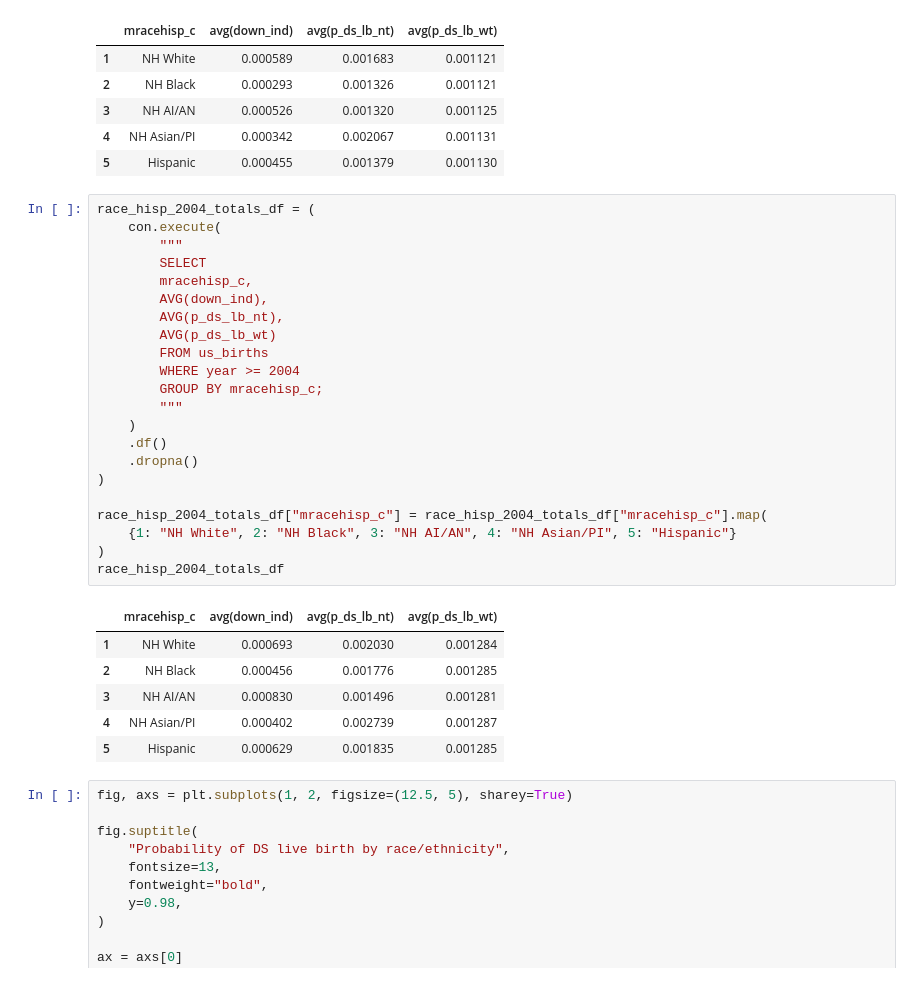
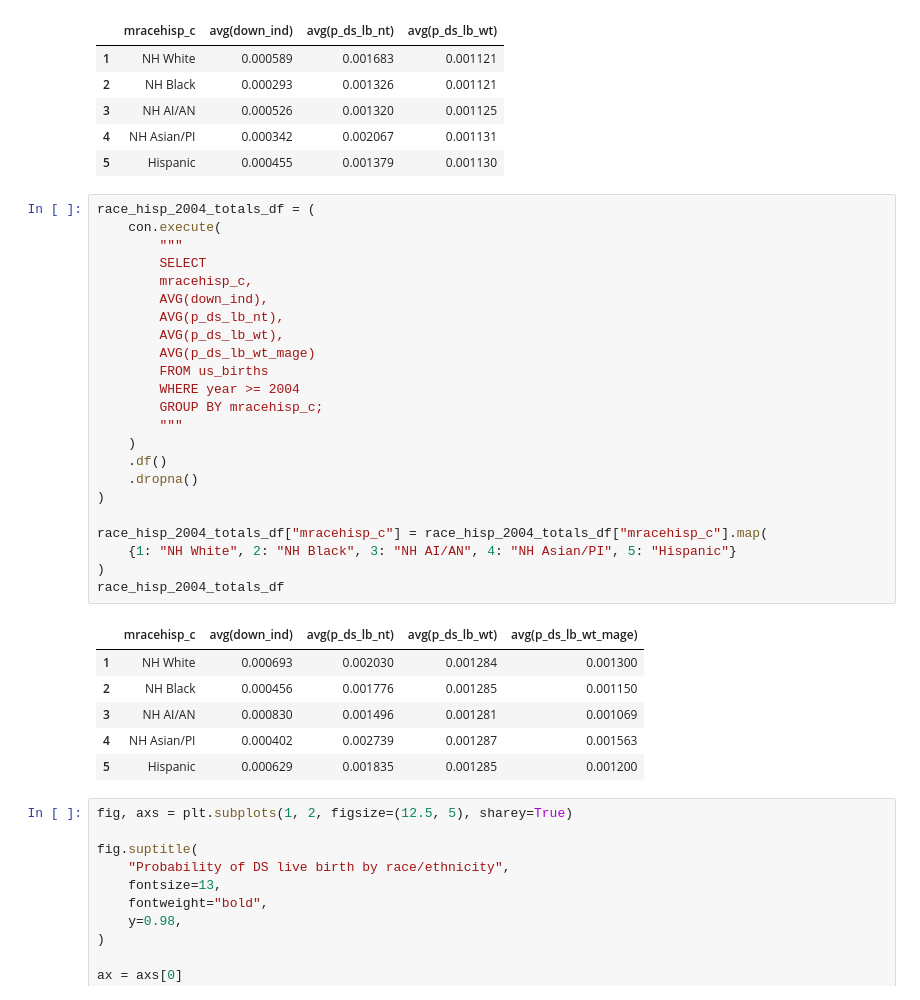
Before and after one commit to frankbuckley/ds-births-populations, a Jupyter notebook: projects/us-birth-certificates/notes-race-ethnicity.ipynb, the cells around one changed output. Saved outputs shown, nothing was run; the diff lists cells and outputs as text.

```diff
--- a/projects/us-birth-certificates/notes-race-ethnicity.ipynb
+++ b/projects/us-birth-certificates/notes-race-ethnicity.ipynb
@@ -595,32 +609,33 @@ race_hisp_1989_totals_df
 # %%
 race_hisp_2004_totals_df = (
     con.execute(
         """
         SELECT
         mracehisp_c,
         AVG(down_ind),
         AVG(p_ds_lb_nt),
-        AVG(p_ds_lb_wt)
+        AVG(p_ds_lb_wt),
+        AVG(p_ds_lb_wt_mage)
         FROM us_births
         WHERE year >= 2004
         GROUP BY mracehisp_c;
         """
     )
     .df()
     .dropna()
 )
 
 race_hisp_2004_totals_df["mracehisp_c"] = race_hisp_2004_totals_df["mracehisp_c"].map(
     {1: "NH White", 2: "NH Black", 3: "NH AI/AN", 4: "NH Asian/PI", 5: "Hispanic"}
 )
 race_hisp_2004_totals_df
 # %% [output]
-|  | mracehisp_c | avg(down_ind) | avg(p_ds_lb_nt) | avg(p_ds_lb_wt) |
-| 1 | NH White | 0.000693 | 0.002030 | 0.001284 |
-| 2 | NH Black | 0.000456 | 0.001776 | 0.001285 |
-| 3 | NH AI/AN | 0.000830 | 0.001496 | 0.001281 |
-| 4 | NH Asian/PI | 0.000402 | 0.002739 | 0.001287 |
-| 5 | Hispanic | 0.000629 | 0.001835 | 0.001285 |
+|  | mracehisp_c | avg(down_ind) | avg(p_ds_lb_nt) | avg(p_ds_lb_wt) | avg(p_ds_lb_wt_mage) |
+| 1 | NH White | 0.000693 | 0.002030 | 0.001284 | 0.001300 |
+| 2 | NH Black | 0.000456 | 0.001776 | 0.001285 | 0.001150 |
+| 3 | NH AI/AN | 0.000830 | 0.001496 | 0.001281 | 0.001069 |
+| 4 | NH Asian/PI | 0.000402 | 0.002739 | 0.001287 | 0.001563 |
+| 5 | Hispanic | 0.000629 | 0.001835 | 0.001285 | 0.001200 |
 # %%
 fig, axs = plt.subplots(1, 2, figsize=(12.5, 5), sharey=True)
 
```
Also changed, not shown: parts of 5 cells of this notebook, 1 other file.
